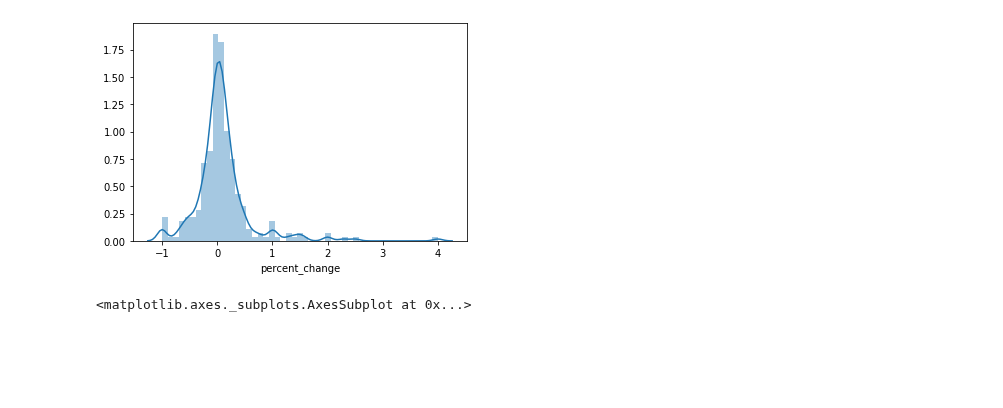
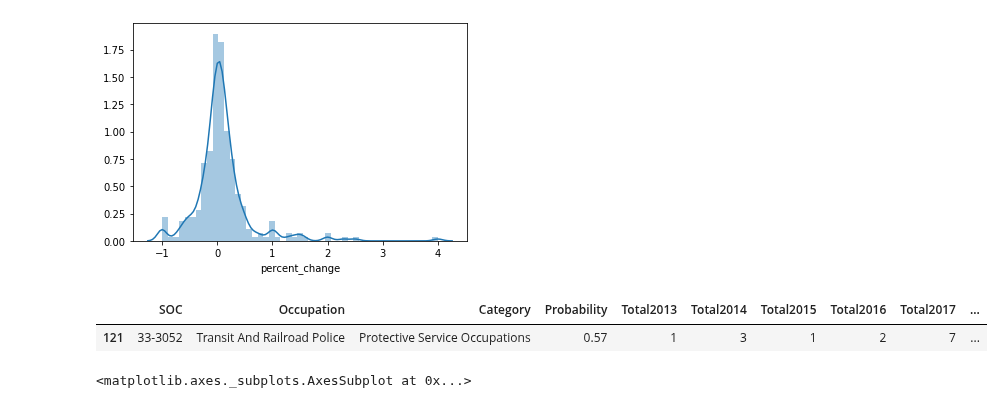
Before and after one commit to COGS108/group11_sp20, a Jupyter notebook: eda/eda_occ_bystate.ipynb, the cells around one changed output. Saved outputs shown, nothing was run; the diff lists cells and outputs as text; code cells hidden in the pictures; blank space fills up the shorter version.

Commit message:
add outlier investigation

```diff
--- a/eda/eda_occ_bystate.ipynb
+++ b/eda/eda_occ_bystate.ipynb
@@ -324,6 +324,12 @@ sns.distplot(data_trim.percent_change)
 # %% [output]
 <matplotlib.axes._subplots.AxesSubplot at 0x...>
 [figure]
+# %%
+# Investigate outlier
+data_trim[data_trim.percent_change >= 3.5]
+# %% [output]
+|  | SOC | Occupation | Category | Probability | Total2013 | Total2014 | Total2015 | Total2016 | Total2017 | ... |
+| 121 | 33-3052 | Transit And Railroad Police | Protective Service Occupations | 0.57 | 1 | 3 | 1 | 2 | 7 | ... |
 # %%
 # Distribution of employment for a given year
 sns.distplot(data_trim.Total2016, bins = 15)
```
